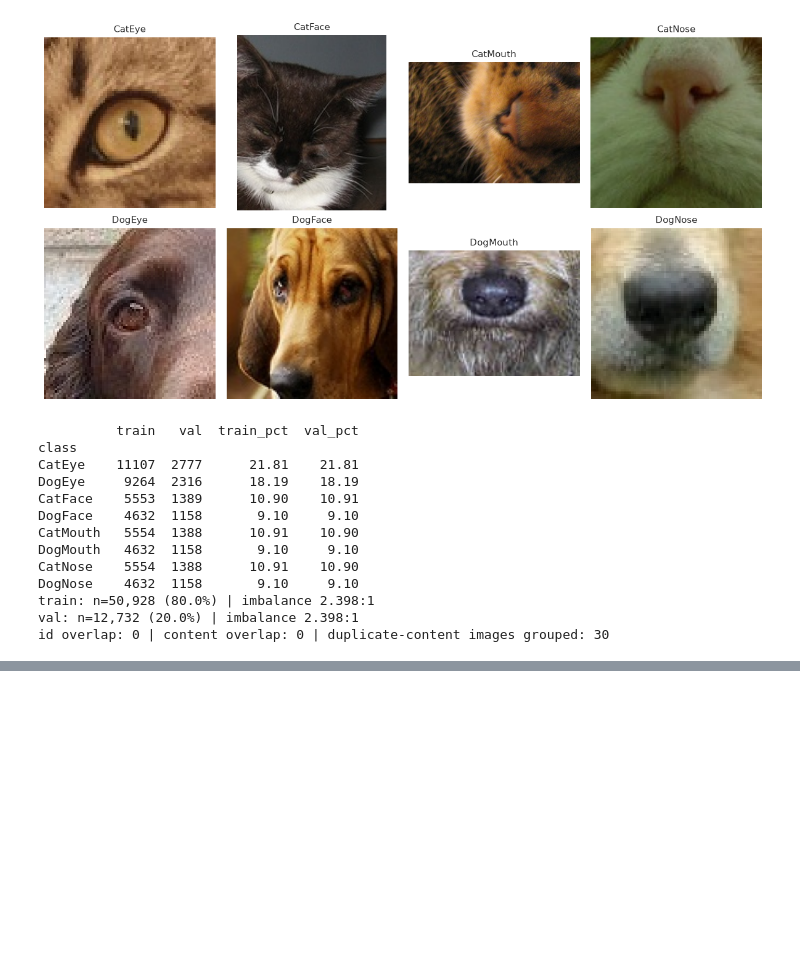
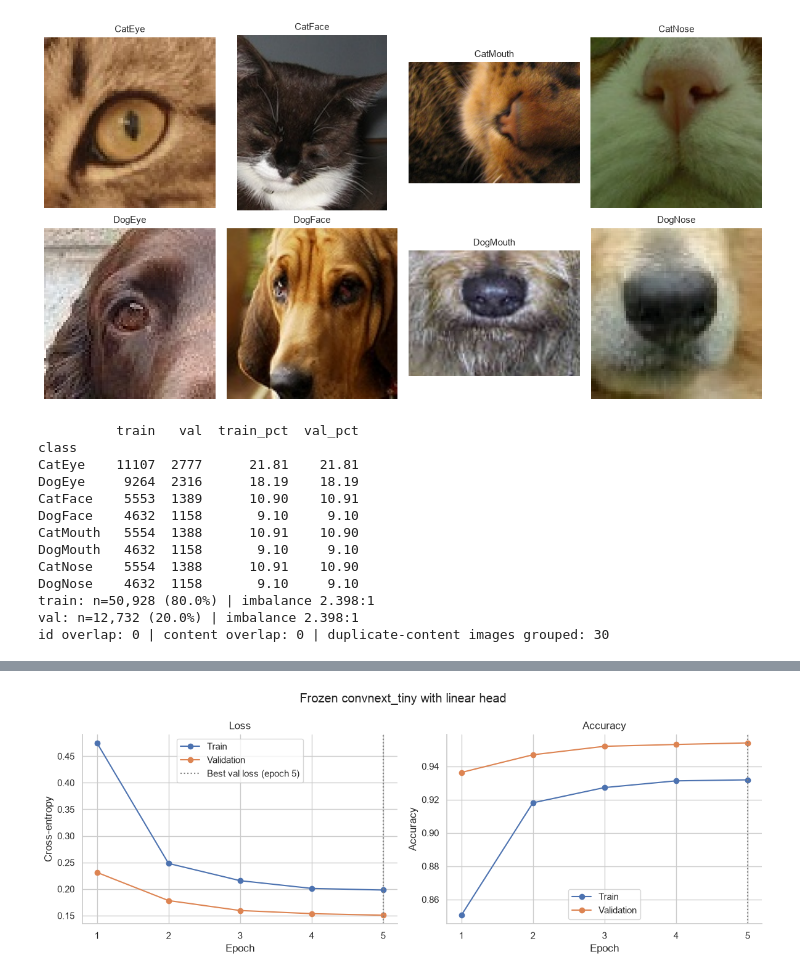
Before and after one commit to aryan-swe/kaggle-ml-image-classification-pipeline, a Jupyter notebook: 25299773_Kaggle_Pipeline.ipynb, the cells around one changed output, grey strips where cells are left out. Drawn from its saved outputs; the diff is of its cells as text; code cells hidden in the pictures; blank space fills up the shorter version.

```diff
--- a/25299773_Kaggle_Pipeline.ipynb
+++ b/25299773_Kaggle_Pipeline.ipynb
@@ -828,0 +920,42 @@ plot_history(baseline_history, "Custom baseline CNN")
+# %%
+# COMMIT 6: Frozen-Backbone Transfer Learning
+# Implementation Scope:
+# - Pretrained torchvision backbone (weights=DEFAULT) with every backbone parameter frozen.
+# - Custom Dropout + Linear head mapping to the 8 target classes.
+# - Backbone kept in eval mode so frozen normalisation layers never update.
+# - 5 epochs over the full dataset, compared against the baseline CNN.
+
+
+# defining a pretrained backbone with frozen weights and a new trainable classification head
+class TransferClassifier(nn.Module):
+    def __init__(self, name, num_classes, dropout):
+        super().__init__()
+        # loading ImageNet weights (downloaded once on first use)
+        self.backbone = getattr(models, name)(weights="DEFAULT")
+        # freezing every backbone parameter
+        for parameter in self.backbone.parameters():
+            parameter.requires_grad = False
+        # removing the original classifier and recording its input width (ResNet uses fc, ConvNeXt uses classifier)
+        if hasattr(self.backbone, "fc"):
+            features = self.backbone.fc.in_features
+            self.backbone.fc = nn.Identity()
+        else:
+            features = self.backbone.classifier[-1].in_features
+            self.backbone.classifier[-1] = nn.Identity()
+        # new head that maps backbone features to the 8 target classes
+        self.head = nn.Sequential(nn.Dropout(dropout), nn.Linear(features, num_classes))
+
+    # keeping the backbone in eval mode so frozen normalisation layers never update
+    def train(self, mode=True):
+        super().train(mode)
+        self.backbone.eval()
+        return self
+
+    def forward(self, x):
+        return self.head(self.backbone(x))
+
+
+# training the frozen-backbone model, or loading the saved run
+transfer_name = f"transfer_{CONFIG['backbone']}"
+transfer_model = TransferClassifier(CONFIG["backbone"], CONFIG["num_classes"], CONFIG["head_dropout"])
+transfer_history = train_or_load(transfer_model, transfer_name, epochs=5, learning_rate=2e-3)
@@ -828,0 +964,5 @@ plot_history(baseline_history, "Custom baseline CNN")
+# %%
+# plotting the frozen-backbone history
+plot_history(transfer_history, f"Frozen {CONFIG['backbone']} with linear head")
+# %% [output]
+[figure, added]
```
Also changed, not shown: parts of 40 cells of this notebook.
